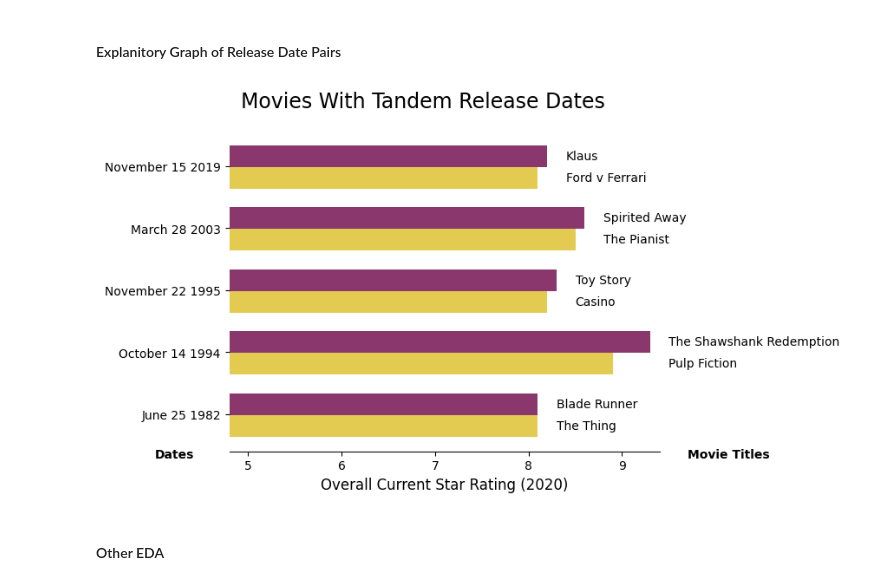
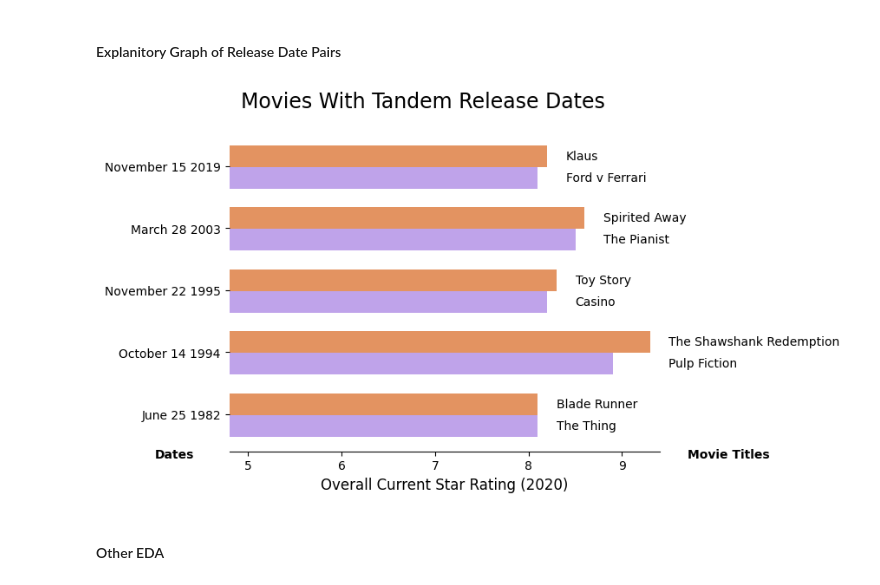
Before and after one commit to MaxTechniche/DS20_Unit_1_Build, a Jupyter notebook: Jacob_Maxfield_Unit_1_Project_Build.ipynb, the cells around one changed output. Cells and saved outputs as stored; diff of their text form; code cells hidden in the pictures.

```diff
--- a/Jacob_Maxfield_Unit_1_Project_Build.ipynb
+++ b/Jacob_Maxfield_Unit_1_Project_Build.ipynb
@@ -203,36 +199,38 @@ ranks2 = rd_pairs['Rank_All_All_Ages'][1::2]
 
 names1 = rd_pairs['Title_Name'][::2]
 names2 = rd_pairs['Title_Name'][1::2]
 
 bar1 = np.arange(len(ranks1)) -.19
 bar2 = [y + barHeight for y in bar1]
 
 plt.style.use('default')
 
-plt.barh(bar1, ranks1, barHeight, color='#E3CB51')
-plt.barh(bar2, ranks2, barHeight, color='#89376D')
+plt.barh(bar1, ranks1, barHeight, color='#BFA3EA')
+plt.barh(bar2, ranks2, barHeight, color='#E39361')
 
 plt.yticks(bar1+.19, [' '.join([d.month_name(), str(d.day), str(d.year)]) for d in pd.Series(rd_pairs['Release_Date'].unique())])
 plt.xticks(range(5, 11))
 
 plt.xlabel('Overall Current Star Rating (2020)',size=12)
 
 plt.title('Movies With Tandem Release Dates', x=.45, y=1.05, size=17)
 
 for x, y, name in zip([*ranks2, *ranks2], [*bar1, *bar2], [*rd_pairs['Title_Name'][::2], *rd_pairs['Title_Name'][1::2]]):
   plt.text(x+.2, y-.05, name)
 
 for spine in ['right', 'top', 'left']:
   plt.gca().spines[spine].set_visible(False)
 
 plt.text(4, -.7, 'Dates',weight='bold')
 plt.text(9.7, -.7, 'Movie Titles', weight='bold')
 
 plt.xlim(4.8, 9.4)
 
+plt.savefig('tandem_release_dates_2.png', bbox_inches='tight')
+
 plt.show()
 # %% [output]
-[figure, old version]
+[figure, new version]
 # %% [markdown]
 #### Other EDA
 # %%
```
Also changed, not shown: parts of 15 cells of this notebook.
